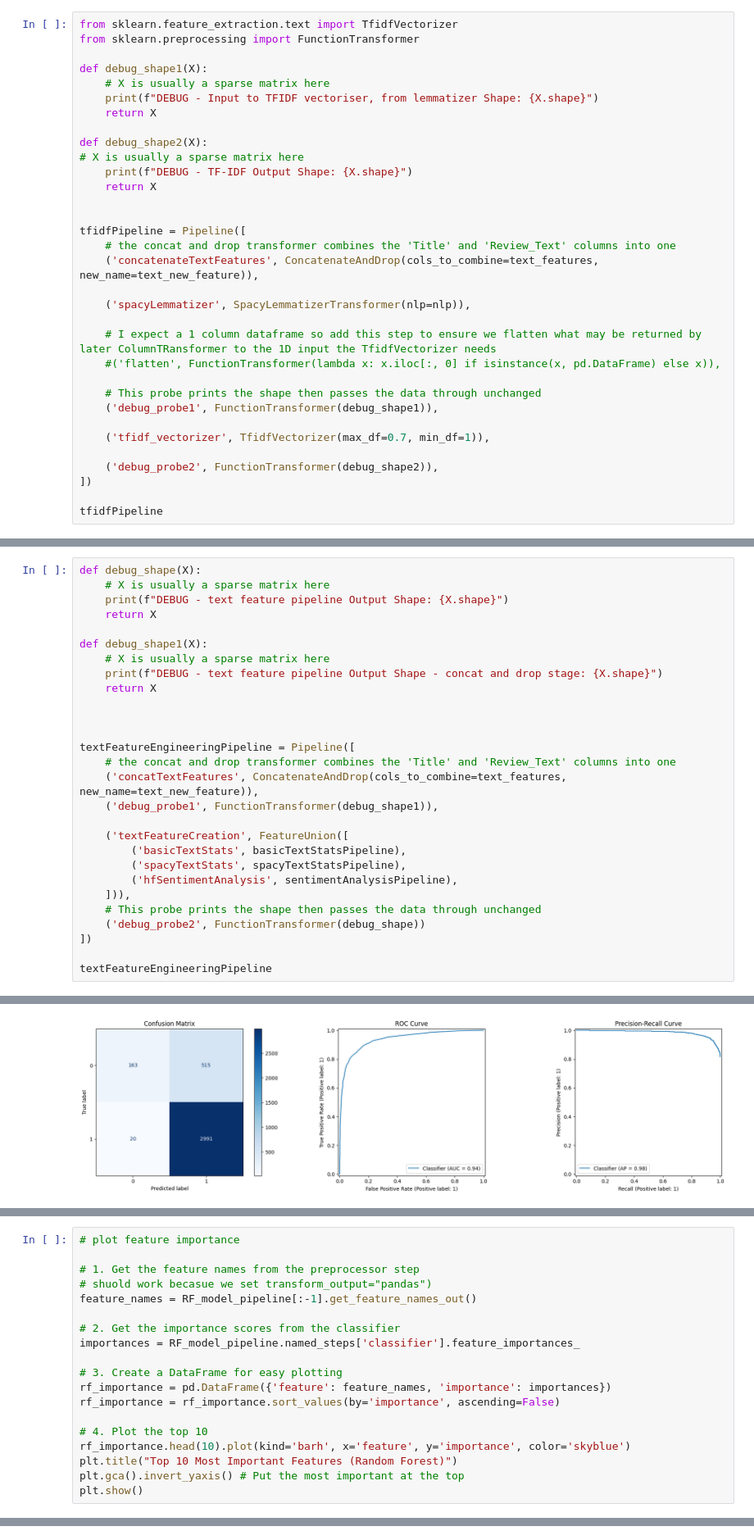
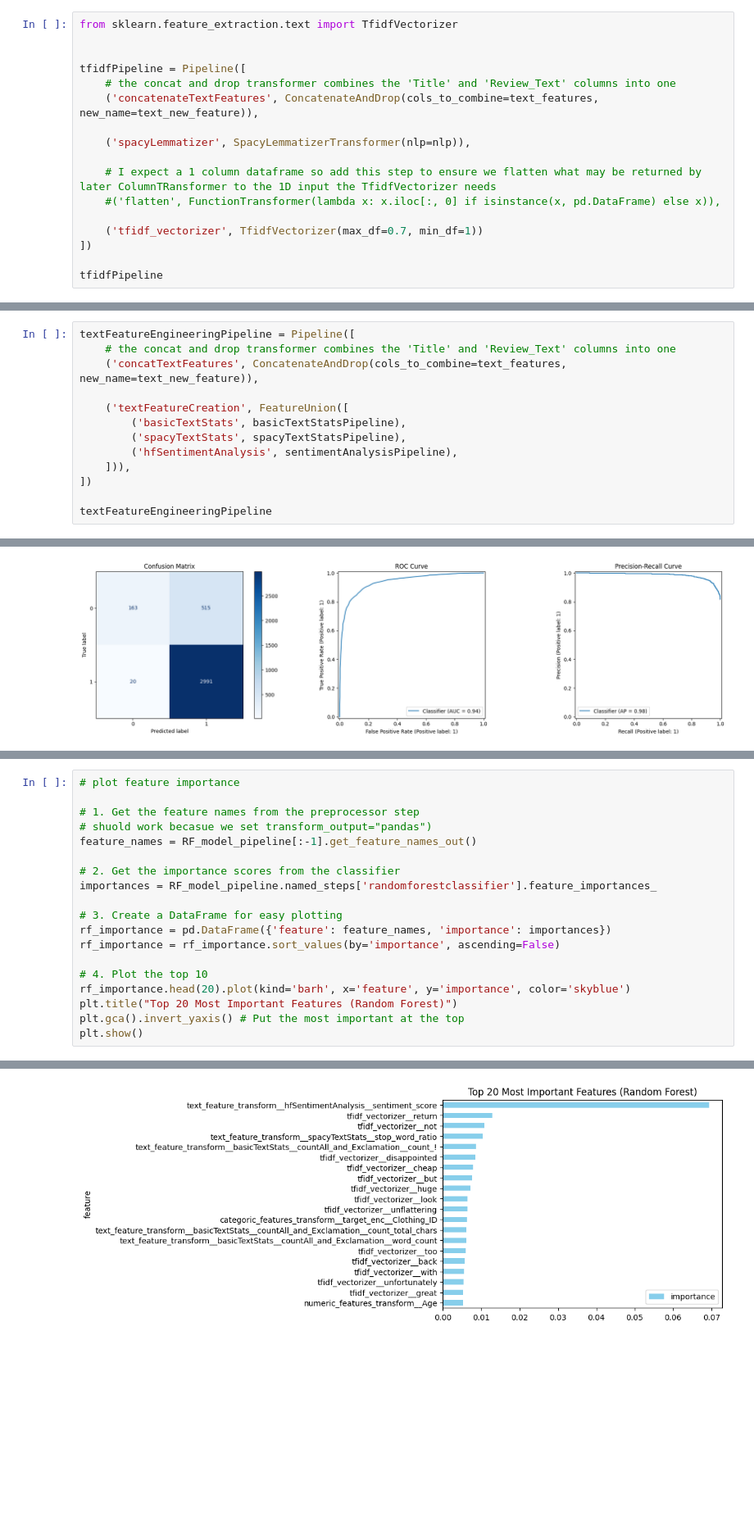
Before and after one commit to SA-Sean/dsnd-Pipeline-FashionReviewClassifier, a Jupyter notebook: Fashion_prediction_pipeline.ipynb, the cells around one changed output, grey strips where cells are left out. Shown at 82% size. Saved outputs shown, nothing was run; the diff lists cells and outputs as text; blank space fills up the shorter version.

Commit message:
removed debugging items, prediciton updated

```diff
--- a/Fashion_prediction_pipeline.ipynb
+++ b/Fashion_prediction_pipeline.ipynb
@@ -1162,17 +1132,6 @@ Pipeline(steps=[('hfSentimentTransform', SentimentTransformer()),
 #### Lemmatiser and creat TF-IDF vectors pipeline
 # %%
 from sklearn.feature_extraction.text import TfidfVectorizer
-from sklearn.preprocessing import FunctionTransformer
-
-def debug_shape1(X):
-    # X is usually a sparse matrix here
-    print(f"DEBUG - Input to TFIDF vectoriser, from lemmatizer Shape: {X.shape}")
-    return X
-
-def debug_shape2(X):
-# X is usually a sparse matrix here
-    print(f"DEBUG - TF-IDF Output Shape: {X.shape}")
-    return X
 
 
 tfidfPipeline = Pipeline([
@@ -1184,12 +1143,7 @@ tfidfPipeline = Pipeline([
     # I expect a 1 column dataframe so add this step to ensure we flatten what may be returned by later ColumnTRansformer to the 1D input the TfidfVectorizer needs
     #('flatten', FunctionTransformer(lambda x: x.iloc[:, 0] if isinstance(x, pd.DataFrame) else x)),
 
-    # This probe prints the shape then passes the data through unchanged
-    ('debug_probe1', FunctionTransformer(debug_shape1)),
-
-    ('tfidf_vectorizer', TfidfVectorizer(max_df=0.7, min_df=1)),
-
-    ('debug_probe2', FunctionTransformer(debug_shape2)),
+    ('tfidf_vectorizer', TfidfVectorizer(max_df=0.7, min_df=1))
 ])
 
 tfidfPipeline
@@ -1207,30 +1157,15 @@ Pipeline(steps=[('concatenateTextFeatures',
 # %% [markdown]
 #### Create full Text feature pipeline
 # %%
-def debug_shape(X):
-    # X is usually a sparse matrix here
-    print(f"DEBUG - text feature pipeline Output Shape: {X.shape}")
-    return X
-
-def debug_shape1(X):
-    # X is usually a sparse matrix here
-    print(f"DEBUG - text feature pipeline Output Shape - concat and drop stage: {X.shape}")
-    return X
-
-
-
 textFeatureEngineeringPipeline = Pipeline([
     # the concat and drop transformer combines the 'Title' and 'Review_Text' columns into one
     ('concatTextFeatures', ConcatenateAndDrop(cols_to_combine=text_features, new_name=text_new_feature)),
-    ('debug_probe1', FunctionTransformer(debug_shape1)),
 
     ('textFeatureCreation', FeatureUnion([
         ('basicTextStats', basicTextStatsPipeline),
         ('spacyTextStats', spacyTextStatsPipeline),
         ('hfSentimentAnalysis', sentimentAnalysisPipeline),
     ])),
-    # This probe prints the shape then passes the data through unchanged
-    ('debug_probe2', FunctionTransformer(debug_shape))
 ])
 
 textFeatureEngineeringPipeline
@@ -1438,15 +1348,15 @@ weighted avg       0.86      0.85      0.82      3689
 feature_names = RF_model_pipeline[:-1].get_feature_names_out()
 
 # 2. Get the importance scores from the classifier
-importances = RF_model_pipeline.named_steps['classifier'].feature_importances_
+importances = RF_model_pipeline.named_steps['randomforestclassifier'].feature_importances_
 
 # 3. Create a DataFrame for easy plotting
 rf_importance = pd.DataFrame({'feature': feature_names, 'importance': importances})
 rf_importance = rf_importance.sort_values(by='importance', ascending=False)
 
 # 4. Plot the top 10
-rf_importance.head(10).plot(kind='barh', x='feature', y='importance', color='skyblue')
-plt.title("Top 10 Most Important Features (Random Forest)")
+rf_importance.head(20).plot(kind='barh', x='feature', y='importance', color='skyblue')
+plt.title("Top 20 Most Important Features (Random Forest)")
 plt.gca().invert_yaxis() # Put the most important at the top
 plt.show()
 # %% [output]
@@ -1453,0 +1363 @@ AttributeError: Estimator debug_probe1 does not provide get_feature_names_out. D
+[figure, added]
```
Also changed, not shown: parts of 26 cells of this notebook, 1 other file.
